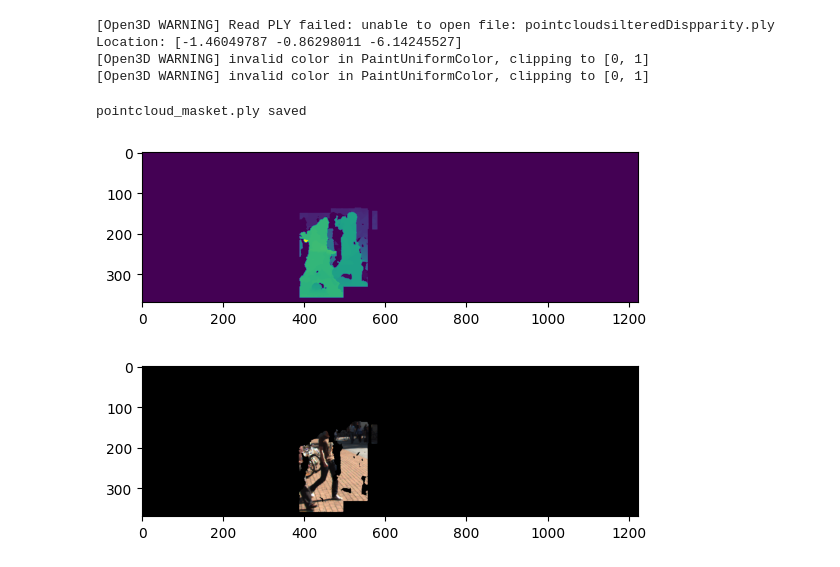
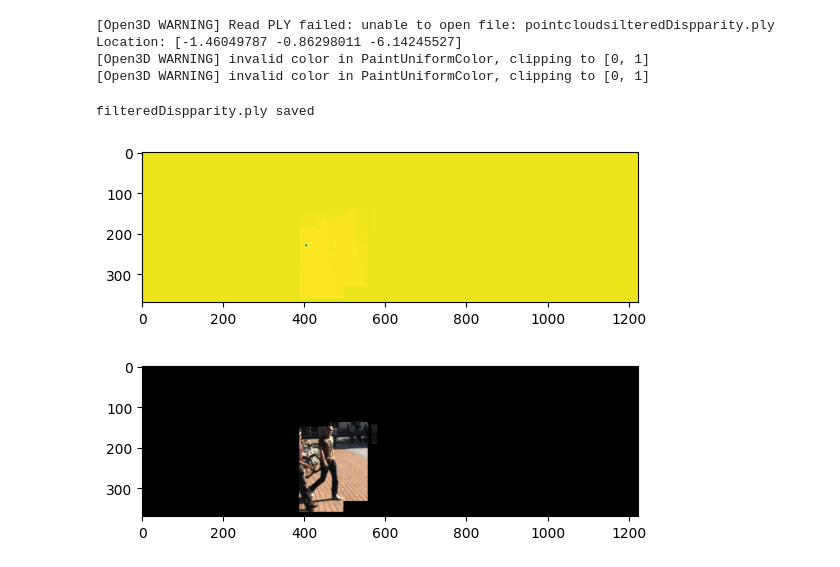
Before and after one commit to alexciru/Pfas-finalProject, a Jupyter notebook: notebooks/3D_registration.ipynb, the cells around one changed output. Drawn from its saved outputs; the diff is of its cells as text; code cells hidden in the pictures.

```diff
--- a/notebooks/3D_registration.ipynb
+++ b/notebooks/3D_registration.ipynb
@@ -375,9 +379,9 @@ points, reflectMat, idx, cam3, mask = export_pointcloud(filteredL, left_img, "po
 [figure]
 pointcloud_fr0.ply saved
 # %%
-points, reflectMat, idx, cam3, mask = export_pointcloud(filteredDisparity, left_img, "pointcloud_original.ply")
+points, reflectMat, idx, cam2, mask = export_pointcloud(filteredDisparity, left_img, "pointcloud_original.ply")
 
-blank_img = pointcloudToImage(points, reflectMat, idx, cam3, mask, left_img, right_img)
+blank_img = pointcloudToImage(points, reflectMat, idx, cam2, mask, left_img, right_img)
 plt.imshow(blank_img, 'gray')
 # %% [output]
 pointcloud_original.ply saved
@@ -661,17 +665,17 @@ def pointcloudToImage(points, reflectMat, idx, cam3, mask, left_img, right_img):
             cv2.circle(blank_img, (pt_x, pt_y), 1, col)
     return blank_img
 # %%
-points, reflectMat, idx, cam2, mask = export_pointcloud(maskedDisparity, left_img, "filteredDispparity.ply")
+points, reflectMat, idx, cam2, mask = export_pointcloud(dis, left_img, "filteredDispparity.ply")
 # plot img
 plt.imshow(maskedDisparity)
 plt.show()
 
 blank_img = pointcloudToImage(points, reflectMat, idx, cam2, mask, left_img, right_img)
 
 # plot img
 plt.imshow(blank_img)
 plt.show()
 # %% [output]
-pointcloud_masket.ply saved
+filteredDispparity.ply saved
-[figure, old version]
+[figure, new version]
-[figure, old version]
+[figure, new version]
```
Also changed, not shown: parts of 2 cells of this notebook, 3 other files.
